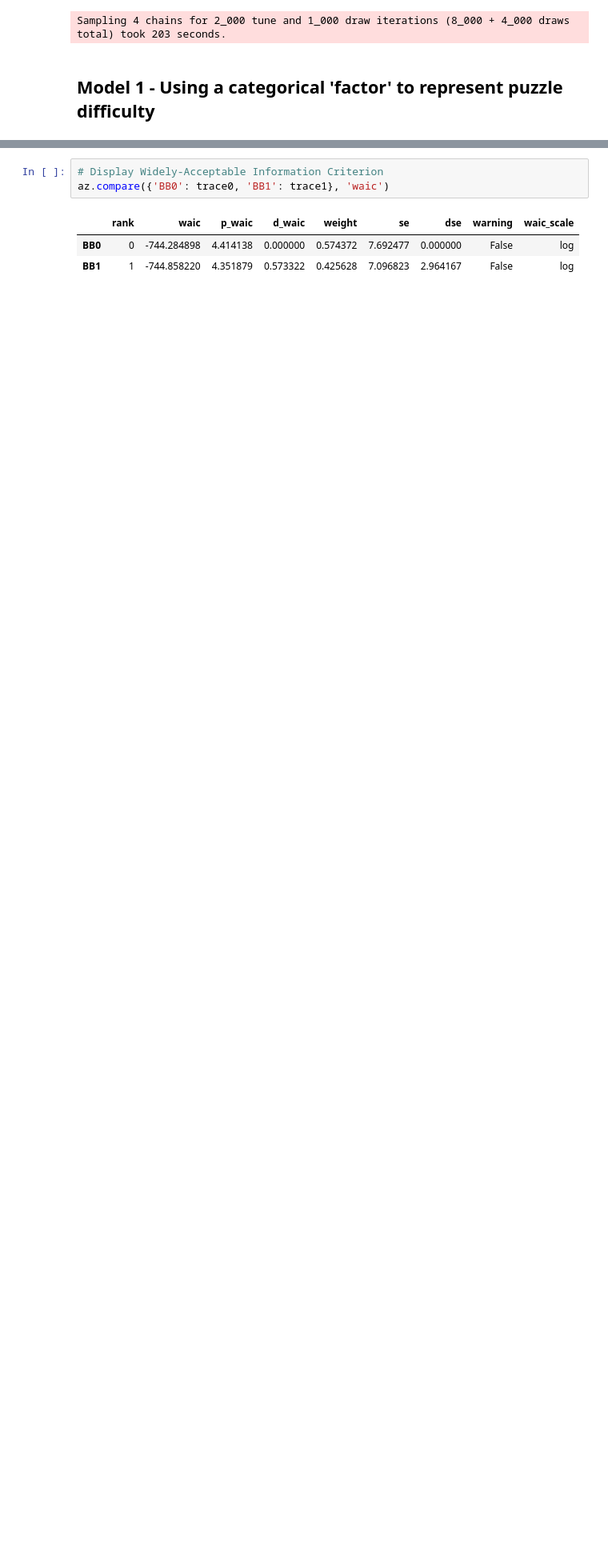
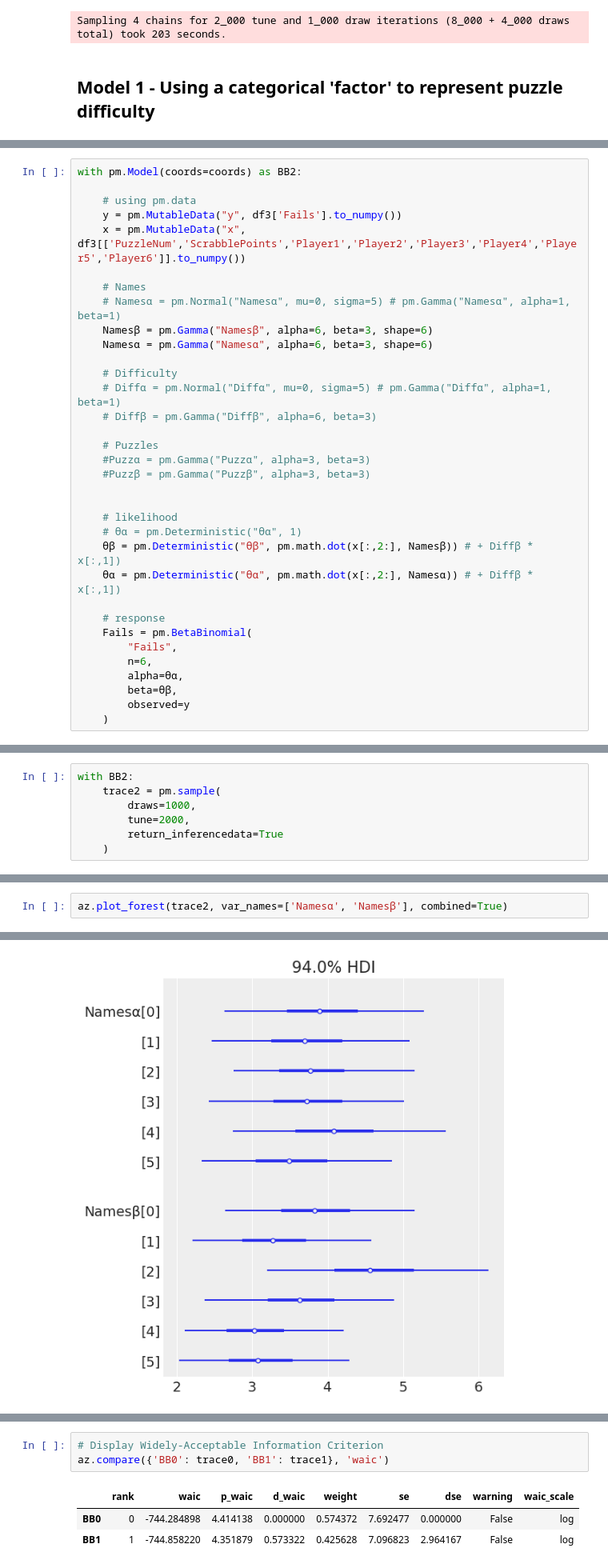
Before and after one commit to DJSherwood/wordle-analysis, a Jupyter notebook: BetterBinomial.ipynb, the cells around one changed output, grey strips where cells are left out. Shown: that part at 80% size. Drawn from its saved outputs; the diff is of its cells as text; blank space fills up the shorter version.

Commit message:
pivoted players to columns

```diff
--- a/BetterBinomial.ipynb
+++ b/BetterBinomial.ipynb
@@ -169,0 +218,34 @@ Sampling 4 chains for 2_000 tune and 1_000 draw iterations (8_000 + 4_000 draws
+# %%
+with pm.Model(coords=coords) as BB2:
+
+    # using pm.data
+    y = pm.MutableData("y", df3['Fails'].to_numpy())
+    x = pm.MutableData("x", df3[['PuzzleNum','ScrabblePoints','Player1','Player2','Player3','Player4','Player5','Player6']].to_numpy())
+
+    # Names
+    # Namesα = pm.Normal("Namesα", mu=0, sigma=5) # pm.Gamma("Namesα", alpha=1, beta=1)
+    Namesβ = pm.Gamma("Namesβ", alpha=6, beta=3, shape=6)
+    Namesα = pm.Gamma("Namesα", alpha=6, beta=3, shape=6)
+
+    # Difficulty
+    # Diffα = pm.Normal("Diffα", mu=0, sigma=5) # pm.Gamma("Diffα", alpha=1, beta=1)
+    # Diffβ = pm.Gamma("Diffβ", alpha=6, beta=3)
+
+    # Puzzles
+    #Puzzα = pm.Gamma("Puzzα", alpha=3, beta=3)
+    #Puzzβ = pm.Gamma("Puzzβ", alpha=3, beta=3)
+
+
+    # likelihood
+    # θα = pm.Deterministic("θα", 1)
+    θβ = pm.Deterministic("θβ", pm.math.dot(x[:,2:], Namesβ)) # + Diffβ * x[:,1])
+    θα = pm.Deterministic("θα", pm.math.dot(x[:,2:], Namesα)) # + Diffβ * x[:,1])
+
+    # response
+    Fails = pm.BetaBinomial(
+        "Fails",
+        n=6,
+        alpha=θα,
+        beta=θβ,
+        observed=y
+    )
@@ -169,0 +256,7 @@ Sampling 4 chains for 2_000 tune and 1_000 draw iterations (8_000 + 4_000 draws
+# %%
+with BB2:
+    trace2 = pm.sample(
+        draws=1000,
+        tune=2000,
+        return_inferencedata=True
+    )
@@ -169,0 +270,3 @@ Sampling 4 chains for 2_000 tune and 1_000 draw iterations (8_000 + 4_000 draws
+# %%
+az.plot_forest(trace2, var_names=['Namesα', 'Namesβ'], combined=True)
+# %% [output]
@@ -169,0 +274 @@ Sampling 4 chains for 2_000 tune and 1_000 draw iterations (8_000 + 4_000 draws
+[figure, added]
```
Also changed, not shown: parts of 15 cells of this notebook.
